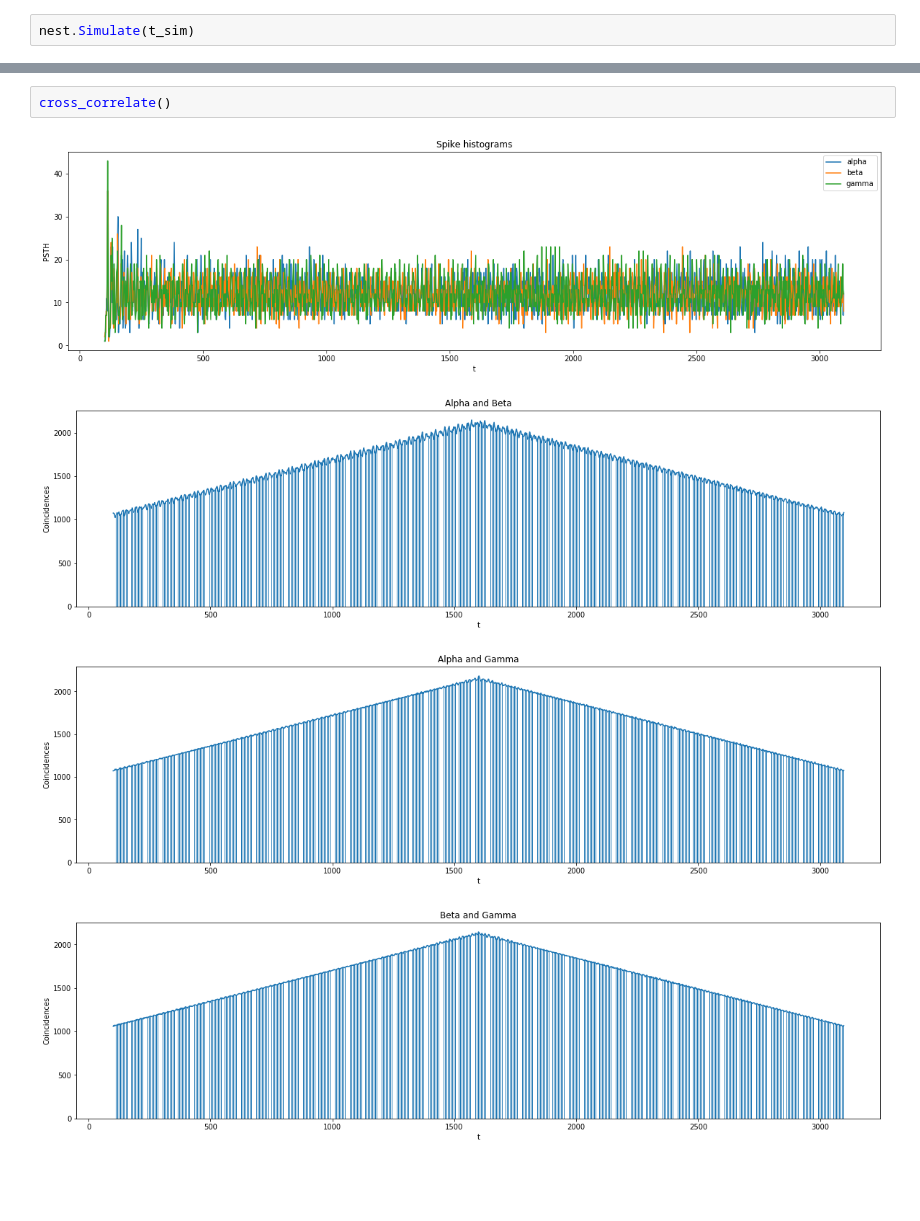
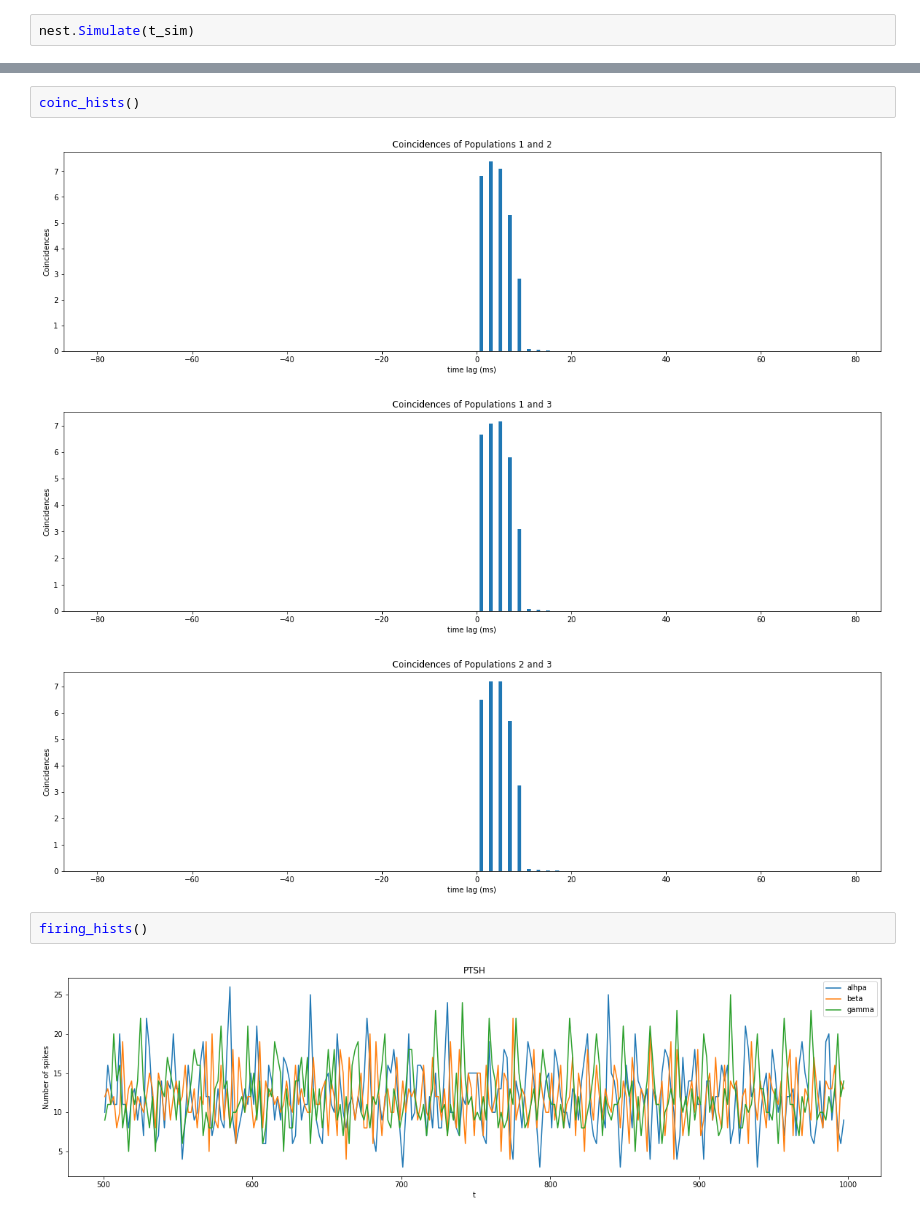
Before and after one commit to ndettmer/neuronal_synchrony_replication, a Jupyter notebook: nest.ipynb, the cells around one changed output, grey strips where cells are left out. Saved outputs shown, nothing was run; the diff lists cells and outputs as text; blank space fills up the shorter version.

```diff
--- a/nest.ipynb
+++ b/nest.ipynb
@@ -253,7 +326,10 @@ plot_spikes([s1, s2])
-# %%
-cross_correlate()
-# %% [output]
-[figure, removed]
-[figure, removed]
-[figure, removed]
-[figure, removed]
+# %%
+coinc_hists()
+# %% [output]
+[figure, added]
+[figure, added]
+[figure, added]
+# %%
+firing_hists()
+# %% [output]
+[figure, added]
```
Also changed, not shown: parts of 9 cells of this notebook, 1 other file.
